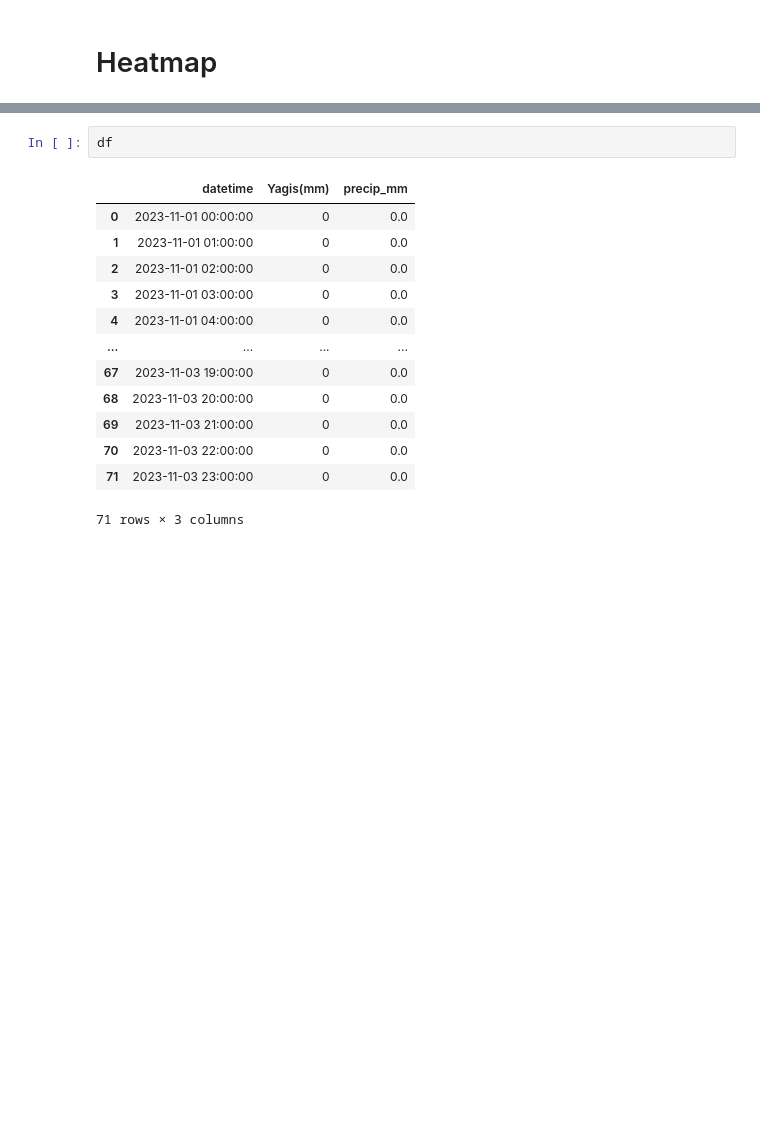
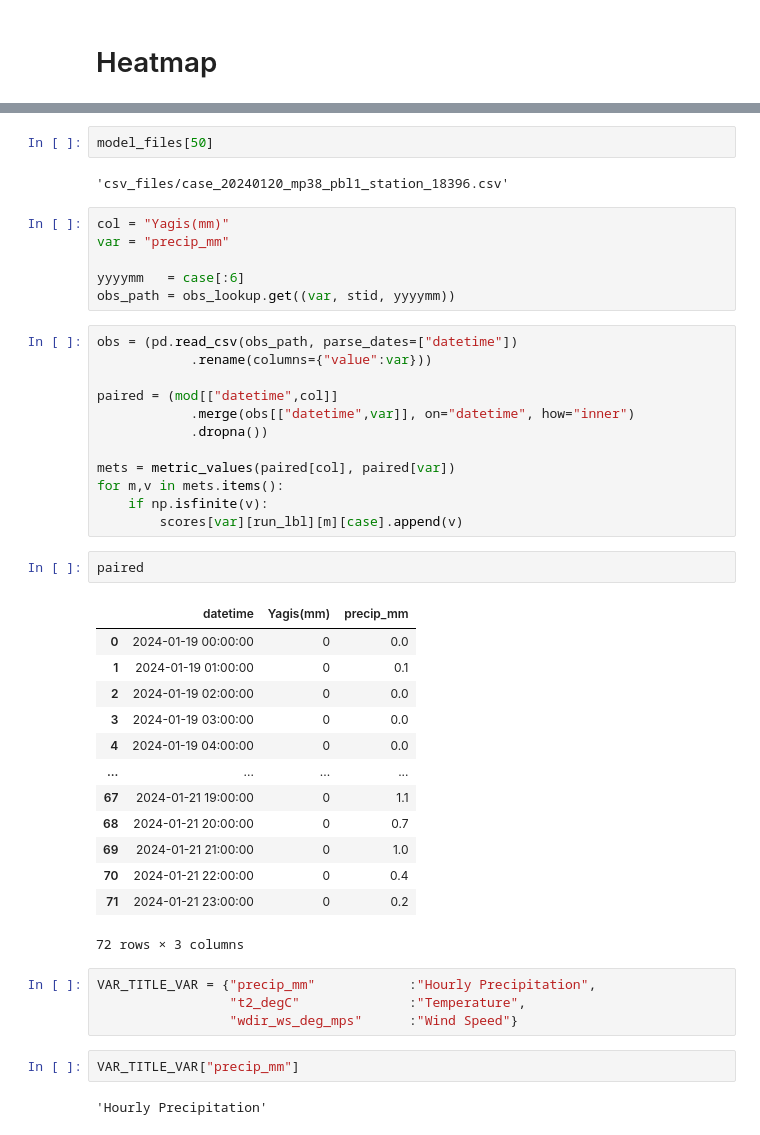
Before and after one commit to gkbrkgrr/BitirmeGit, a Jupyter notebook: test.ipynb, the cells around one changed output, grey strips where cells are left out. Saved outputs shown, nothing was run; the diff lists cells and outputs as text; blank space fills up the shorter version.

```diff
--- a/test.ipynb
+++ b/test.ipynb
@@ -917,16 +1012,46 @@ results
-# %%
-df
-# %% [output]
-|  | datetime | Yagis(mm) | precip_mm |
-| 0 | 2023-11-01 00:00:00 | 0 | 0.0 |
-| 1 | 2023-11-01 01:00:00 | 0 | 0.0 |
-| 2 | 2023-11-01 02:00:00 | 0 | 0.0 |
-| 3 | 2023-11-01 03:00:00 | 0 | 0.0 |
-| 4 | 2023-11-01 04:00:00 | 0 | 0.0 |
-| ... | ... | ... | ... |
-| 67 | 2023-11-03 19:00:00 | 0 | 0.0 |
-| 68 | 2023-11-03 20:00:00 | 0 | 0.0 |
-| 69 | 2023-11-03 21:00:00 | 0 | 0.0 |
-| 70 | 2023-11-03 22:00:00 | 0 | 0.0 |
-| 71 | 2023-11-03 23:00:00 | 0 | 0.0 |
-71 rows × 3 columns
+# %%
+model_files[50]
+# %% [output]
+'csv_files/case_20240120_mp38_pbl1_station_18396.csv'
+# %%
+col = "Yagis(mm)"
+var = "precip_mm"
+
+yyyymm   = case[:6]
+obs_path = obs_lookup.get((var, stid, yyyymm))
+# %%
+obs = (pd.read_csv(obs_path, parse_dates=["datetime"])
+            .rename(columns={"value":var}))
+
+paired = (mod[["datetime",col]]
+            .merge(obs[["datetime",var]], on="datetime", how="inner")
+            .dropna())
+
+mets = metric_values(paired[col], paired[var])
+for m,v in mets.items():
+    if np.isfinite(v):
+        scores[var][run_lbl][m][case].append(v)
+# %%
+paired
+# %% [output]
+|  | datetime | Yagis(mm) | precip_mm |
+| 0 | 2024-01-19 00:00:00 | 0 | 0.0 |
+| 1 | 2024-01-19 01:00:00 | 0 | 0.1 |
+| 2 | 2024-01-19 02:00:00 | 0 | 0.0 |
+| 3 | 2024-01-19 03:00:00 | 0 | 0.0 |
+| 4 | 2024-01-19 04:00:00 | 0 | 0.0 |
+| ... | ... | ... | ... |
+| 67 | 2024-01-21 19:00:00 | 0 | 1.1 |
+| 68 | 2024-01-21 20:00:00 | 0 | 0.7 |
+| 69 | 2024-01-21 21:00:00 | 0 | 1.0 |
+| 70 | 2024-01-21 22:00:00 | 0 | 0.4 |
+| 71 | 2024-01-21 23:00:00 | 0 | 0.2 |
+72 rows × 3 columns
+# %%
+VAR_TITLE_VAR = {"precip_mm"            :"Hourly Precipitation",
+                 "t2_degC"              :"Temperature",
+                 "wdir_ws_deg_mps"      :"Wind Speed"}
+# %%
+VAR_TITLE_VAR["precip_mm"]
+# %% [output]
+'Hourly Precipitation'
```
Also changed, not shown: parts of 6 cells of this notebook, 2 other files.
